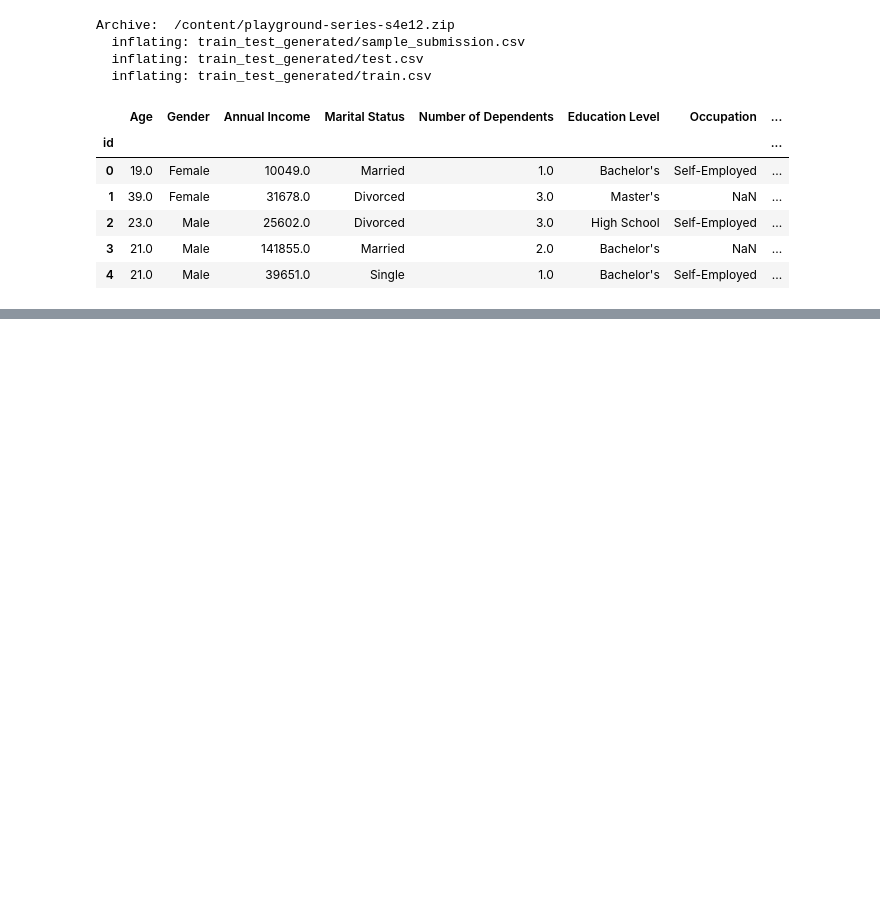
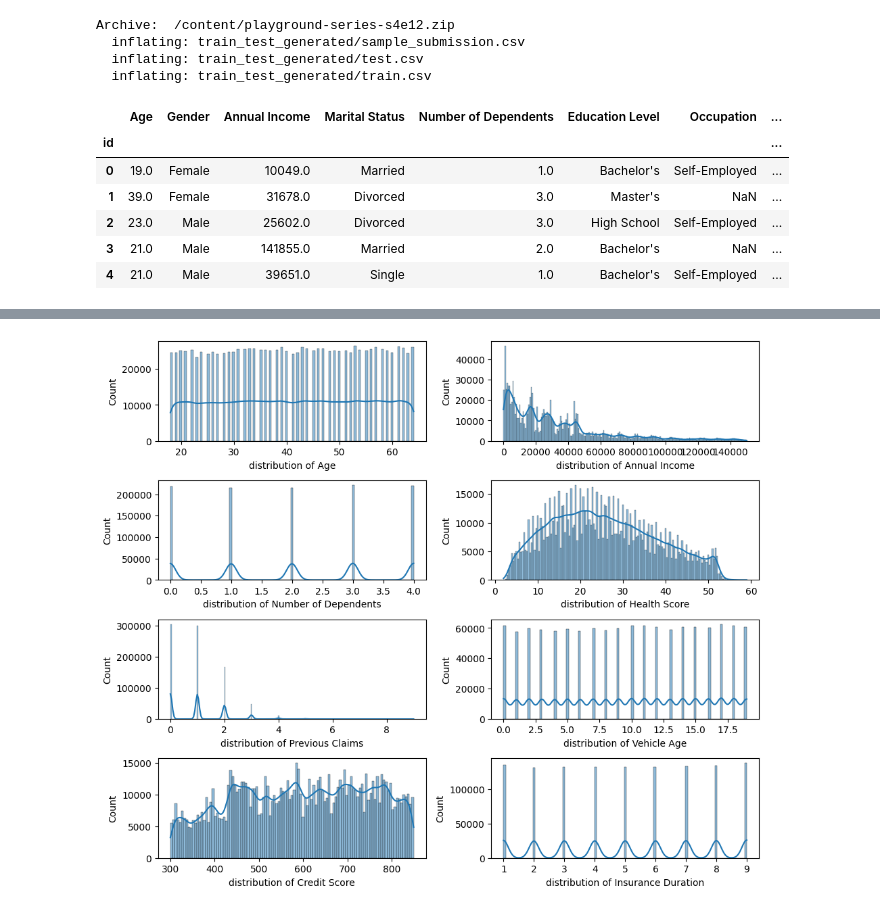
Before and after one commit to peteray-dev/Insurance-premium-ML, a Jupyter notebook: Insurance_Regression.ipynb, the cells around one changed output, grey strips where cells are left out. Drawn from its saved outputs; the diff is of its cells as text; code cells hidden in the pictures; blank space fills up the shorter version.

```diff
--- a/Insurance_Regression.ipynb
+++ b/Insurance_Regression.ipynb
@@ -39,0 +181,11 @@ df_train.head()
+# %%
+plt.figure(figsize=(10,10))
+i=1
+for col in num_col:
+  plt.subplot(5,2,i)
+  sns.histplot(df_train[col], kde=True)
+  i+=1
+  plt.xlabel(f'distribution of {col}')
+  plt.tight_layout()
+# %% [output]
+[figure, added]
```
Also changed, not shown: parts of 30 cells of this notebook.
